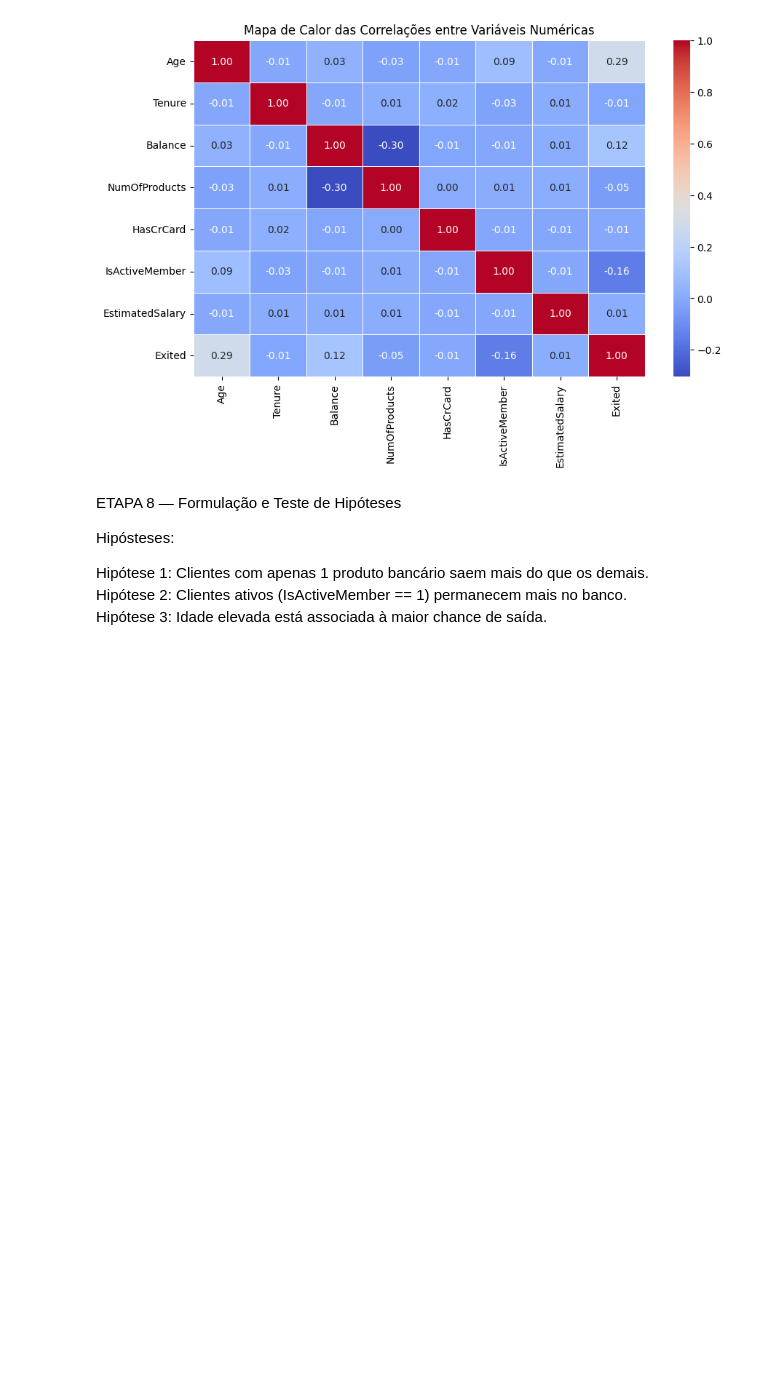
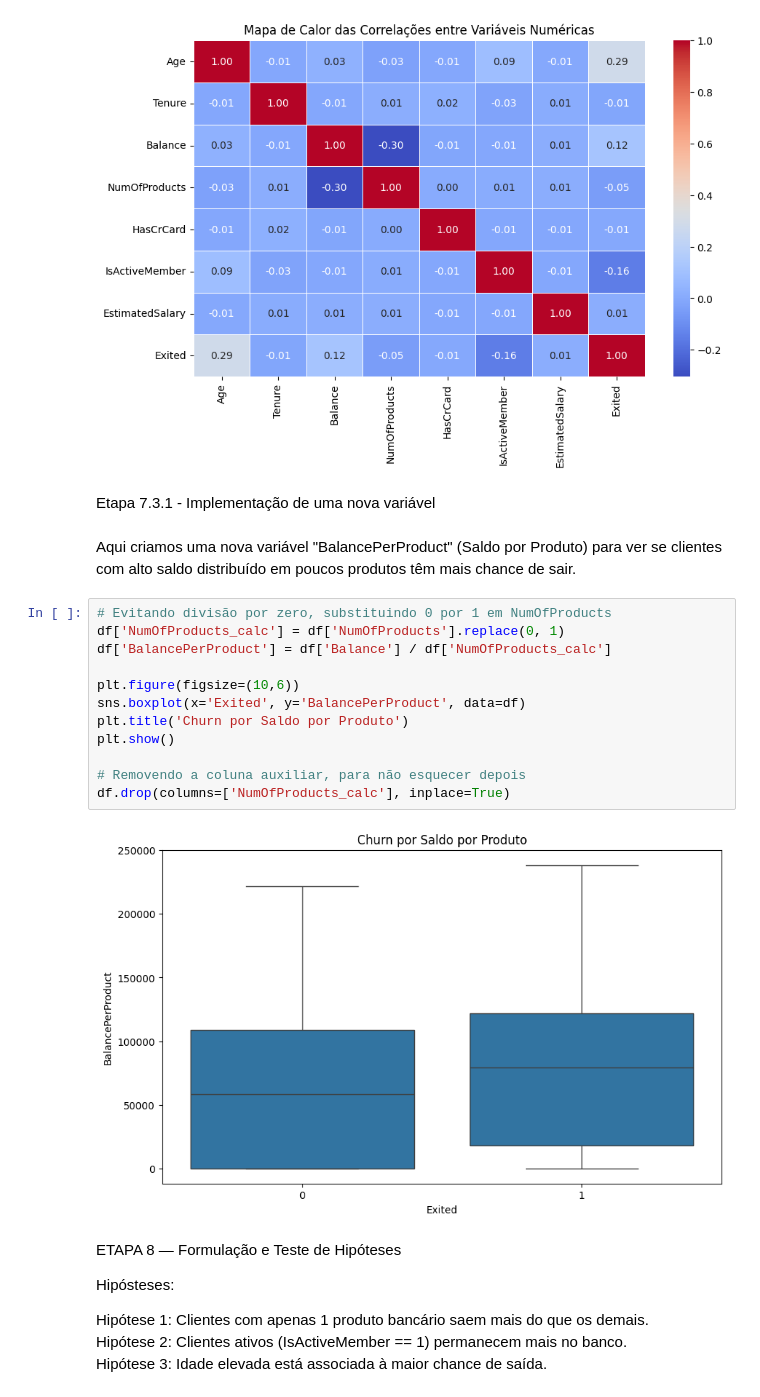
Before and after one commit to vitao-bolado/Trabalho1_AnaliseDados, a Jupyter notebook: Trabalho1.ipynb, the cells around one changed output. Saved outputs shown, nothing was run; the diff lists cells and outputs as text; blank space fills up the shorter version.

Commit message:
Implementando uma nova variável - Etapa 7.3.1

```diff
--- a/Trabalho1.ipynb
+++ b/Trabalho1.ipynb
@@ -458,6 +458,23 @@ plt.title('Mapa de Calor das Correlações entre Variáveis Numéricas')
 plt.show()
 # %% [output]
 [figure]
+# %% [markdown]
+Etapa 7.3.1 - Implementação de uma nova variável<br><br>
+Aqui criamos uma nova variável "BalancePerProduct" (Saldo por Produto) para ver se clientes com alto saldo distribuído em poucos produtos têm mais chance de sair.
+# %%
+# Evitando divisão por zero, substituindo 0 por 1 em NumOfProducts
+df['NumOfProducts_calc'] = df['NumOfProducts'].replace(0, 1)
+df['BalancePerProduct'] = df['Balance'] / df['NumOfProducts_calc']
+
+plt.figure(figsize=(10,6))
+sns.boxplot(x='Exited', y='BalancePerProduct', data=df)
+plt.title('Churn por Saldo por Produto')
+plt.show()
+
+# Removendo a coluna auxiliar, para não esquecer depois
+df.drop(columns=['NumOfProducts_calc'], inplace=True)
+# %% [output]
+[figure, added]
 # %% [markdown]
 ETAPA 8 — Formulação e Teste de Hipóteses
 
```
